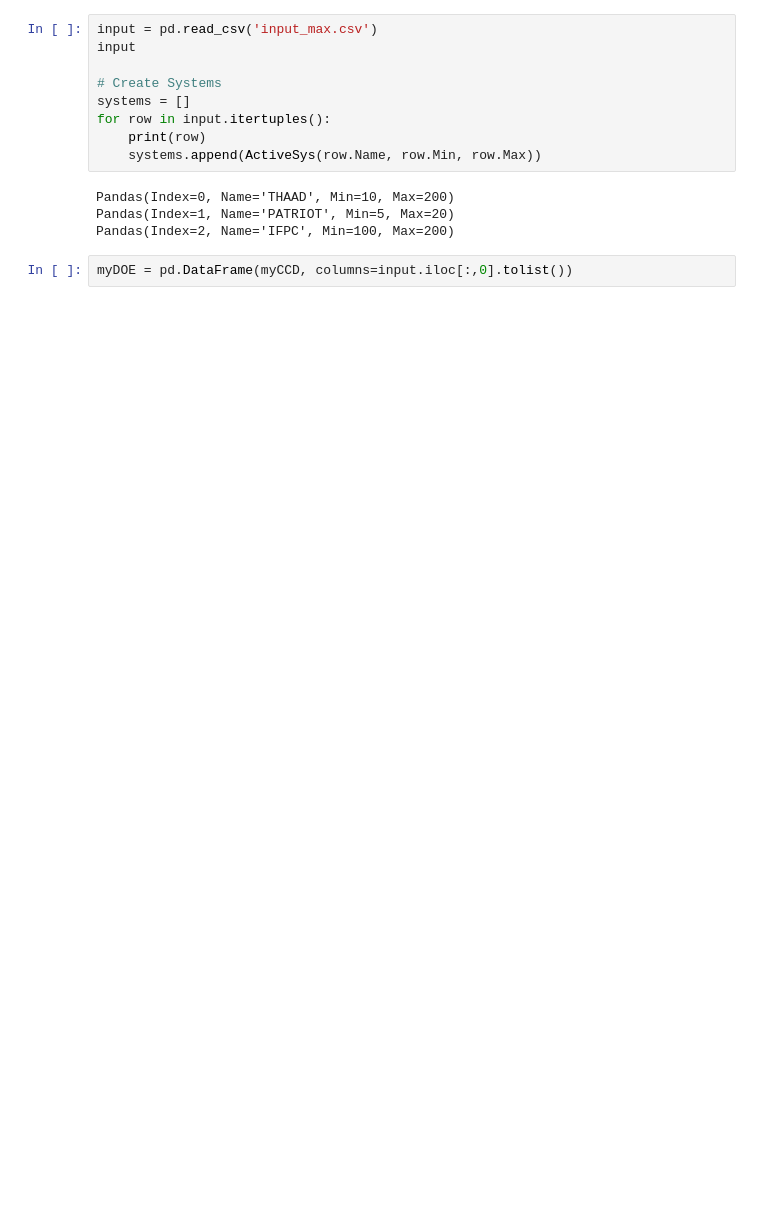
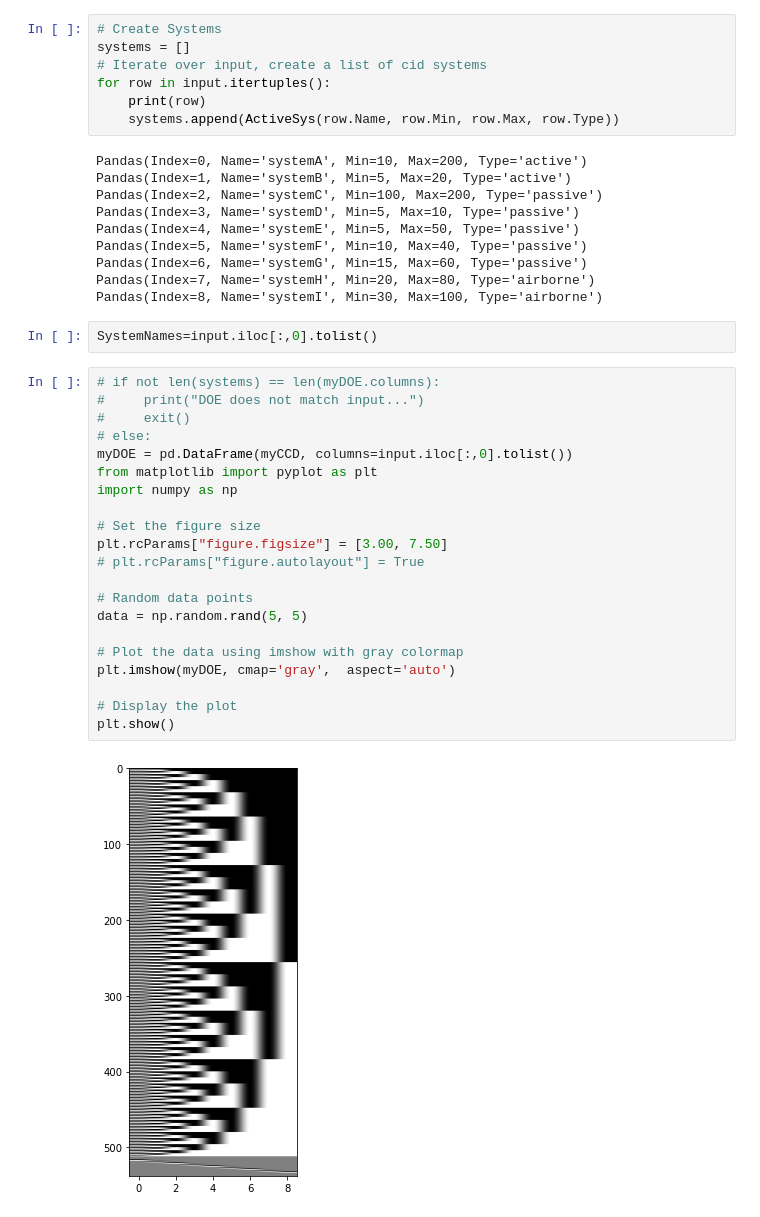
Before and after one commit to greermp/doestuff, a Jupyter notebook: doe.ipynb, the cells around one changed output. Cells and saved outputs as stored; diff of their text form; blank space fills up the shorter version.

```diff
--- a/doe.ipynb
+++ b/doe.ipynb
@@ -32,17 +47,44 @@ BBD is 181 rows
 GSD is 768 rows
 # %%
-input = pd.read_csv('input_max.csv')
-input
-
 # Create Systems
 systems = []
+# Iterate over input, create a list of cid systems
 for row in input.itertuples():
     print(row)
-    systems.append(ActiveSys(row.Name, row.Min, row.Max))
+    systems.append(ActiveSys(row.Name, row.Min, row.Max, row.Type))
 # %% [output]
-Pandas(Index=0, Name='THAAD', Min=10, Max=200)
-Pandas(Index=1, Name='PATRIOT', Min=5, Max=20)
-Pandas(Index=2, Name='IFPC', Min=100, Max=200)
+Pandas(Index=0, Name='systemA', Min=10, Max=200, Type='active')
+Pandas(Index=1, Name='systemB', Min=5, Max=20, Type='active')
+Pandas(Index=2, Name='systemC', Min=100, Max=200, Type='passive')
+Pandas(Index=3, Name='systemD', Min=5, Max=10, Type='passive')
+Pandas(Index=4, Name='systemE', Min=5, Max=50, Type='passive')
+Pandas(Index=5, Name='systemF', Min=10, Max=40, Type='passive')
+Pandas(Index=6, Name='systemG', Min=15, Max=60, Type='passive')
+Pandas(Index=7, Name='systemH', Min=20, Max=80, Type='airborne')
+Pandas(Index=8, Name='systemI', Min=30, Max=100, Type='airborne')
 # %%
-myDOE = pd.DataFrame(myCCD, columns=input.iloc[:,0].tolist())
+SystemNames=input.iloc[:,0].tolist()
+# %%
+# if not len(systems) == len(myDOE.columns):
+#     print("DOE does not match input...")
+#     exit()
+# else:
+myDOE = pd.DataFrame(myCCD, columns=input.iloc[:,0].tolist())
+from matplotlib import pyplot as plt
+import numpy as np
+
+# Set the figure size
+plt.rcParams["figure.figsize"] = [3.00, 7.50]
+# plt.rcParams["figure.autolayout"] = True
+
+# Random data points
+data = np.random.rand(5, 5)
+
+# Plot the data using imshow with gray colormap
+plt.imshow(myDOE, cmap='gray',  aspect='auto')
+
+# Display the plot
+plt.show()
+# %% [output]
+[figure, added]
 # %%
```
Also changed, not shown: parts of 13 cells of this notebook, 3 other files.
